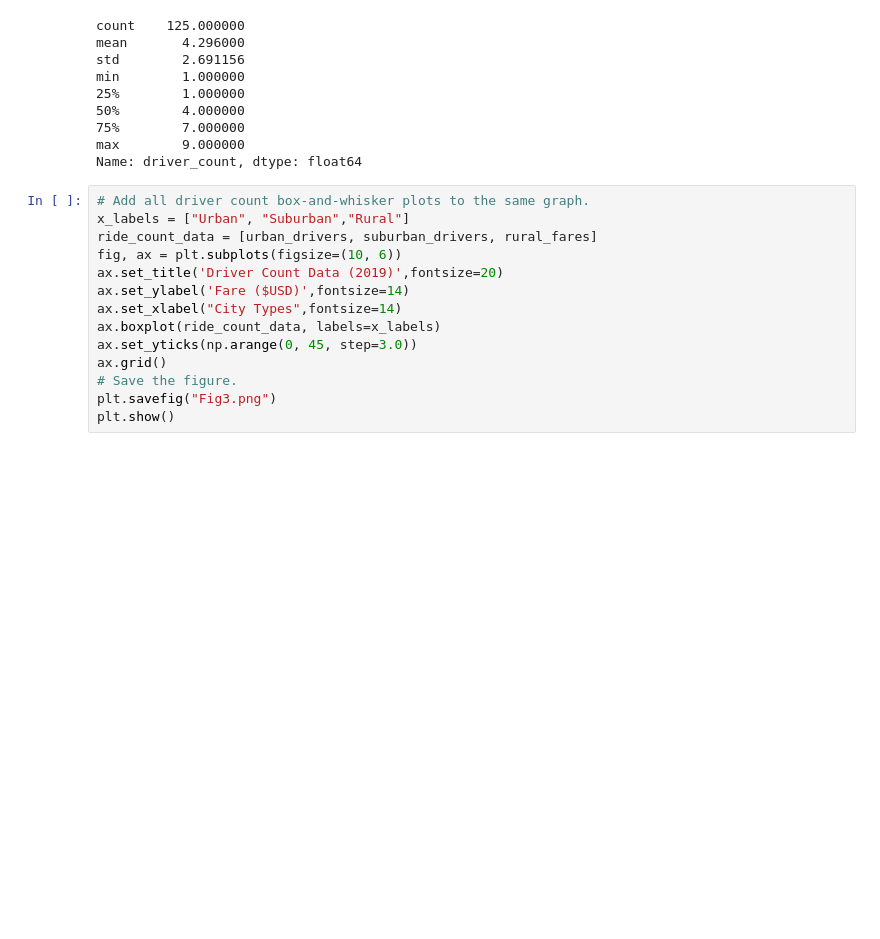
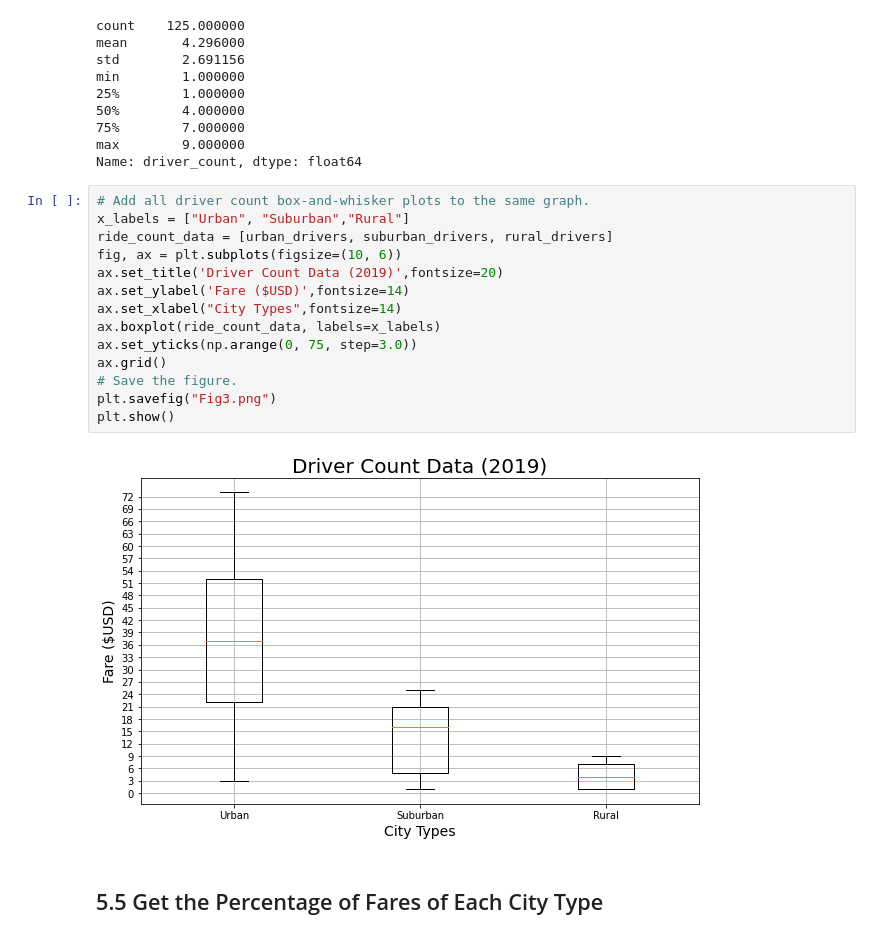
Before and after one commit to JDittes/PyBer_Analysis, a Jupyter notebook: PyBer.ipynb, the cells around one changed output. Drawn from its saved outputs; the diff is of its cells as text; blank space fills up the shorter version.

```diff
--- a/PyBer.ipynb
+++ b/PyBer.ipynb
@@ -748,14 +748,18 @@ Name: driver_count, dtype: float64
 # %%
 # Add all driver count box-and-whisker plots to the same graph.
 x_labels = ["Urban", "Suburban","Rural"]
-ride_count_data = [urban_drivers, suburban_drivers, rural_fares]
+ride_count_data = [urban_drivers, suburban_drivers, rural_drivers]
 fig, ax = plt.subplots(figsize=(10, 6))
 ax.set_title('Driver Count Data (2019)',fontsize=20)
 ax.set_ylabel('Fare ($USD)',fontsize=14)
 ax.set_xlabel("City Types",fontsize=14)
 ax.boxplot(ride_count_data, labels=x_labels)
-ax.set_yticks(np.arange(0, 45, step=3.0))
+ax.set_yticks(np.arange(0, 75, step=3.0))
 ax.grid()
 # Save the figure.
 plt.savefig("Fig3.png")
 plt.show()
+# %% [output]
+[figure, added]
+# %% [markdown]
+## 5.5 Get the Percentage of Fares of Each City Type
```
Also changed, not shown: parts of 8 cells of this notebook, 1 other file.
